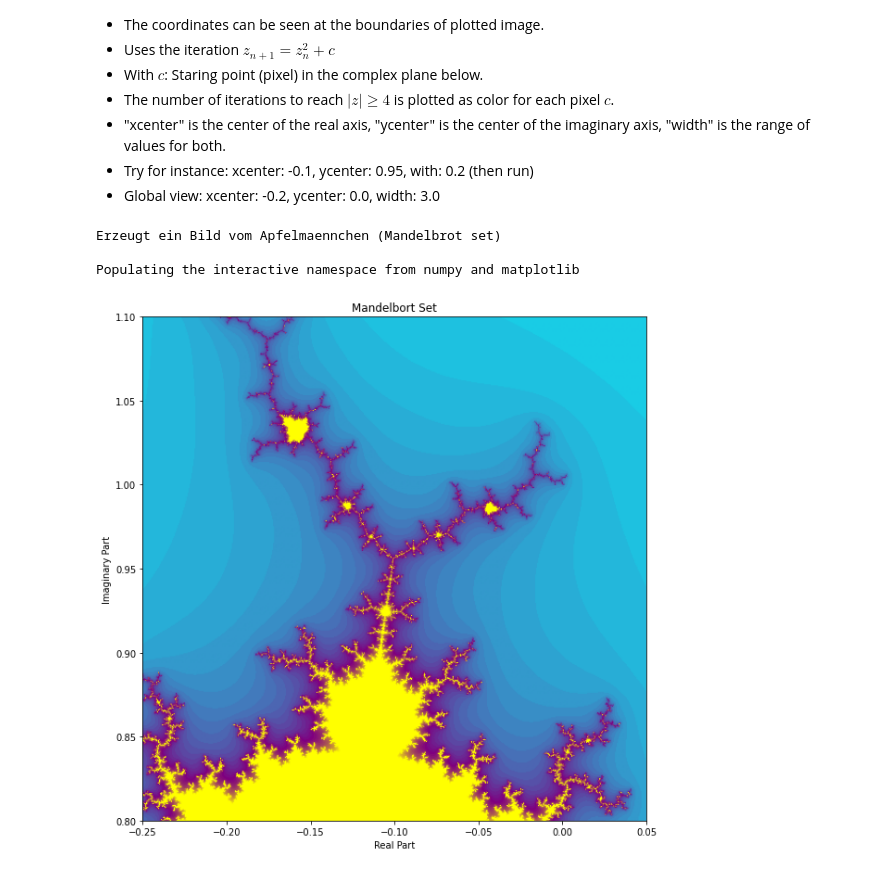
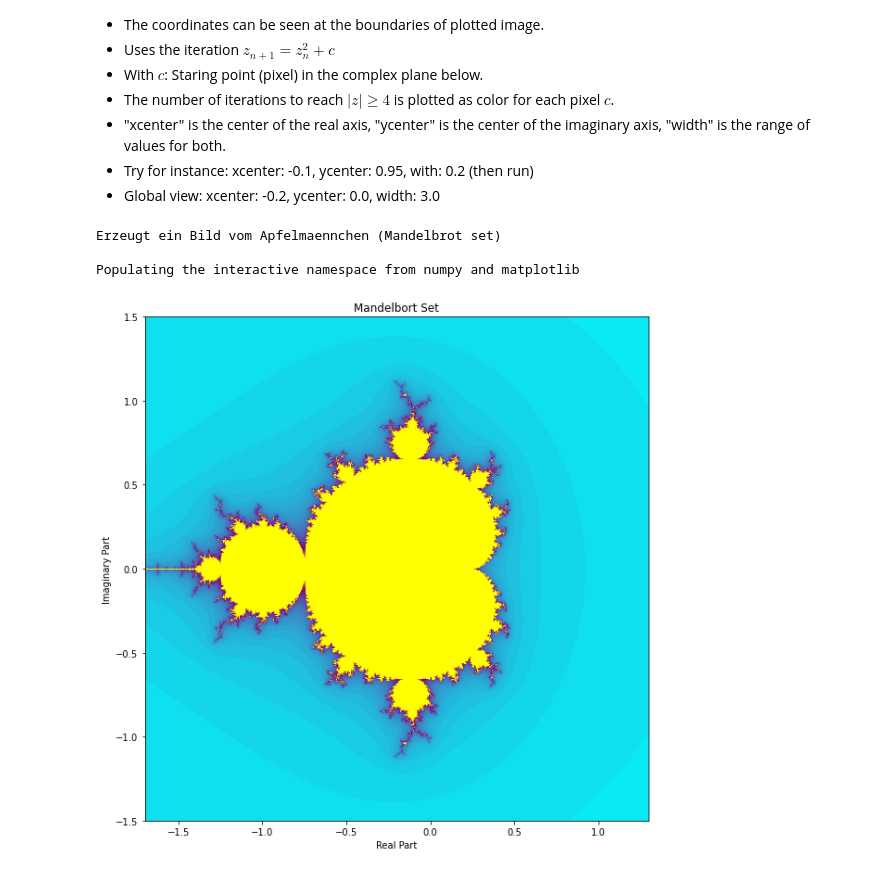
Before and after one commit to TUIlmenauAMS/MandelbrotSet, a Jupyter notebook: apfelmaennchen.ipynb, the cells around one changed output. Saved outputs shown, nothing was run; the diff lists cells and outputs as text; code cells hidden in the pictures.

```diff
--- a/apfelmaennchen.ipynb
+++ b/apfelmaennchen.ipynb
@@ -28,14 +28,14 @@ Ny=512;
 #Position of image:
 xcenter=-0.2 #center of image
 xcenter=-0.1
-xcenter = -0.1 #@param {type:"number"}
+xcenter = -0.2 #@param {type:"number"}
 
 ycenter=0.0
 ycenter=0.95
-ycenter = 0.95 #@param {type:"number"}
+ycenter = 0.0 #@param {type:"number"}
 width=3 #width of image
 width= 0.2
-width =  0.3#@param {type:"number"}
+width =  3.0#@param {type:"number"}
 
 
 xmin=xcenter-width/2
@@ -69,31 +69,31 @@ for x in range(Nx):
        limit=50
        while (it< limit) and abs(z)<4:
           it=it+1
           z=z*z+c
 
        normiter=it/limit;
        #print("ma=", ma)
        image[y,x,0]=normiter;
        image[y,x,1]=np.abs(1-2*normiter)
        image[y,x,2]=np.abs(1-normiter)
        #Pygame:
        #screen.set_at((x,y),255*image[y,x,:])
 
     #pygame.display.flip()
 
 #Matplotlib:
 #%matplotlib inline
 %pylab inline
 pylab.rcParams['figure.figsize'] = (10, 10)
 
 #fig, ax = plt.subplots(1,1)
 plt.imshow(image, aspect='equal', extent=[xmin,xmax,ymin,ymax])
 plt.xlabel('Real Part')
 plt.ylabel('Imaginary Part')
 plt.title('Mandelbort Set')
 plt.show()
 # %% [output]
 Erzeugt ein Bild vom Apfelmaennchen (Mandelbrot set)
 
 Populating the interactive namespace from numpy and matplotlib
-[figure, old version]
+[figure, new version]
```
